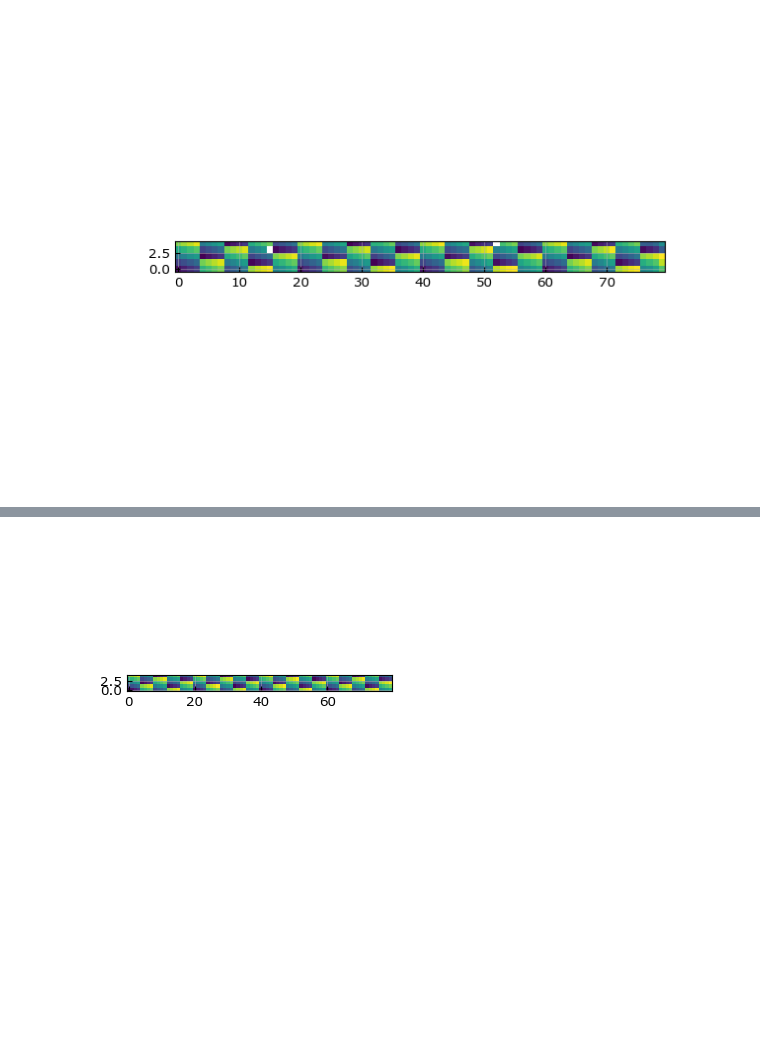
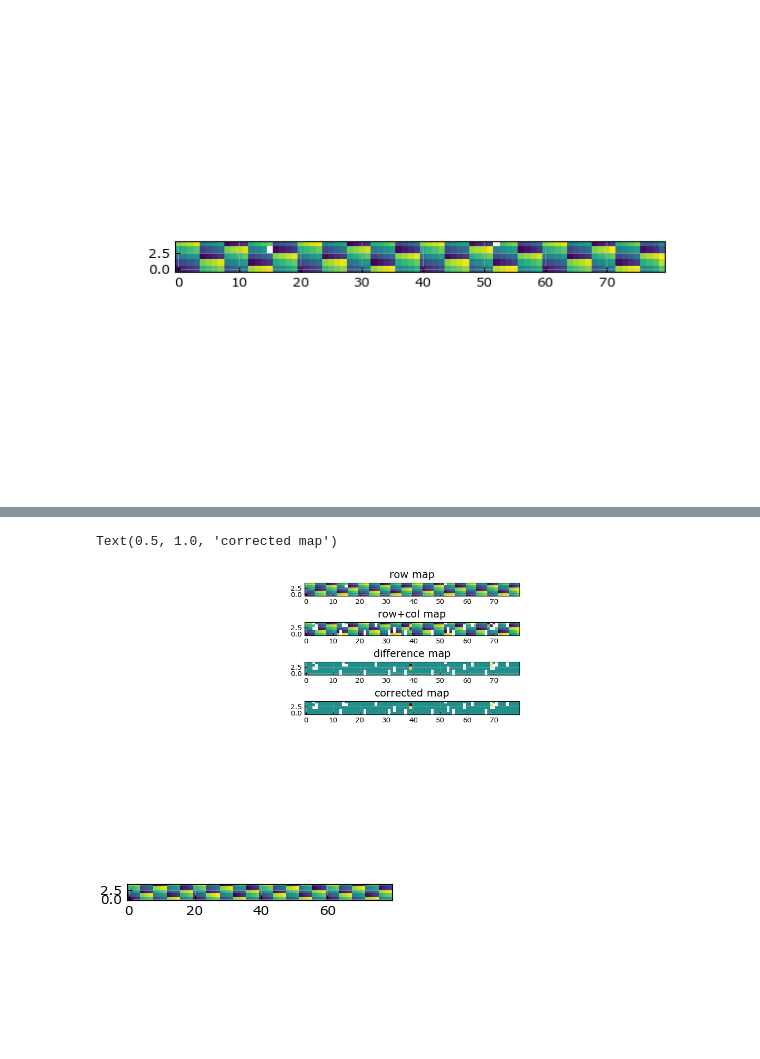
Before and after one commit to wilbertras/spatial-mapping, a Jupyter notebook: Mappings/LT402chip7/mapping_LT402chip7.ipynb, the cells around one changed output, grey strips where cells are left out. Cells and saved outputs as stored; diff of their text form; code cells hidden in the pictures; blank space fills up the shorter version.

```diff
--- a/Mappings/LT402chip7/mapping_LT402chip7.ipynb
+++ b/Mappings/LT402chip7/mapping_LT402chip7.ipynb
@@ -776,3 +775,19 @@ kids = kids2
+# %%
+fig, ax = plt.subplot_mosaic('a;b;c;d', figsize=(12,3), constrained_layout=True)
+diff_kids = kids-kids2
+ax['a'].imshow(kids, cmap='viridis', origin='lower')
+ax['a'].set_title('row map')
+ax['b'].imshow(kids2, cmap='viridis', origin='lower')
+ax['b'].set_title('row+col map')
+ax['c'].imshow(diff_kids, cmap='viridis', origin='lower', vmin=-1, vmax=1)
+ax['c'].set_title('difference map')
+
+diff_kids = kids-kids2
+ax['d'].imshow(diff_kids, cmap='viridis', origin='lower', vmin=-1, vmax=1)
+ax['d'].set_title('corrected map')
+# %% [output]
+Text(0.5, 1.0, 'corrected map')
+[figure, added]
 # %%
 finger_lengths = master['design']['fingers']
 design_f0s = master['design']['f0']
```
Also changed, not shown: parts of 4 cells of this notebook, 48 other files.
